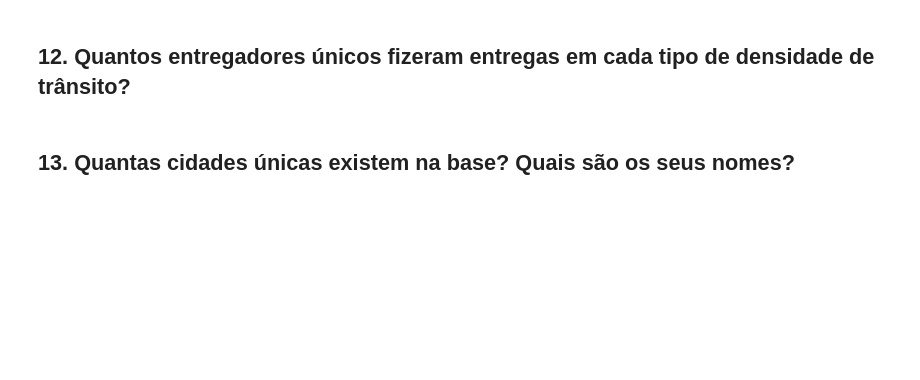
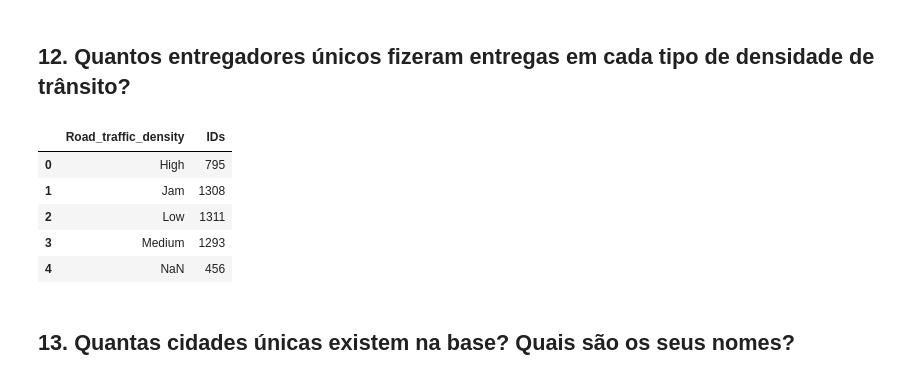
Before and after one commit to JoseWRPereira/comDS-ftc-FoodDelivery, a Jupyter notebook: lista2/lista2.ipynb, the cells around one changed output. Cells and saved outputs as stored; diff of their text form; code cells hidden in the pictures; blank space fills up the shorter version.

```diff
--- a/lista2/lista2.ipynb
+++ b/lista2/lista2.ipynb
@@ -227,3 +228,7 @@ df_ans
 | 5 | conditions Windy | 1237 |
 # %% [markdown]
 ## 11. Quantas entregas foram feitas em cada tipo de densidade de trânsito?
+# %%
+traffic_density = df['Road_traffic_density'].unique()
+print(traffic_density)
+df[['ID','Road_traffic_density']].groupby('Road_traffic_density').count()
@@ -230,4 +244,25 @@ df_ans
 # %% [markdown]
 ## 12. Quantos entregadores únicos fizeram entregas em cada tipo de densidade de trânsito?
+# %%
+traffic_density
+# delivery_person = df[['Delivery_person_ID','Road_traffic_density']].unique()
+delivery_person = df['Delivery_person_ID'].unique()
+
+df_ans = pd.DataFrame([(' ',0)], columns=['Road_traffic_density', 'IDs'])
+i = 0
+
+for traffic in traffic_density:
+    dfaux = df[['Delivery_person_ID','Road_traffic_density']].loc[df['Road_traffic_density']==traffic]
+    df_ans.loc[i] = [traffic, dfaux['Delivery_person_ID'].unique().size]
+    i = i+1
+
+df_ans
+# %% [output]
+|  | Road_traffic_density | IDs |
+| 0 | High | 795 |
+| 1 | Jam | 1308 |
+| 2 | Low | 1311 |
+| 3 | Medium | 1293 |
+| 4 | NaN | 456 |
 # %% [markdown]
 ## 13. Quantas cidades únicas existem na base? Quais são os seus nomes?
```
Also changed, not shown: parts of 6 cells of this notebook.
